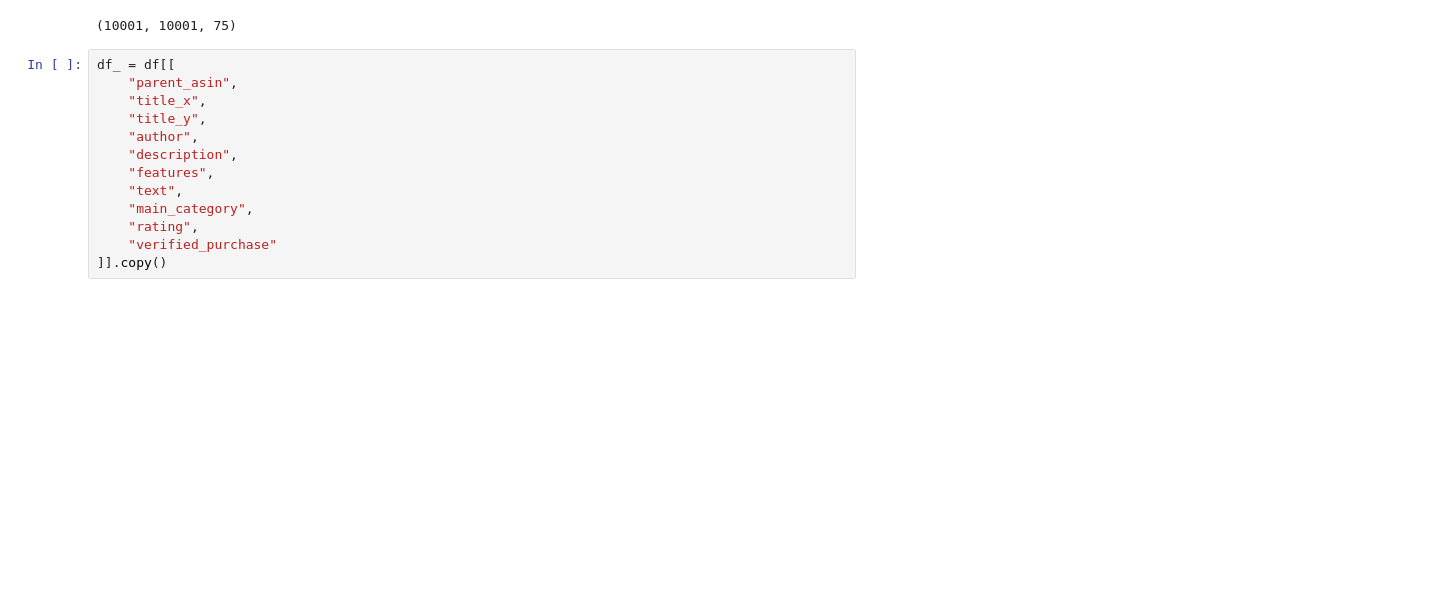
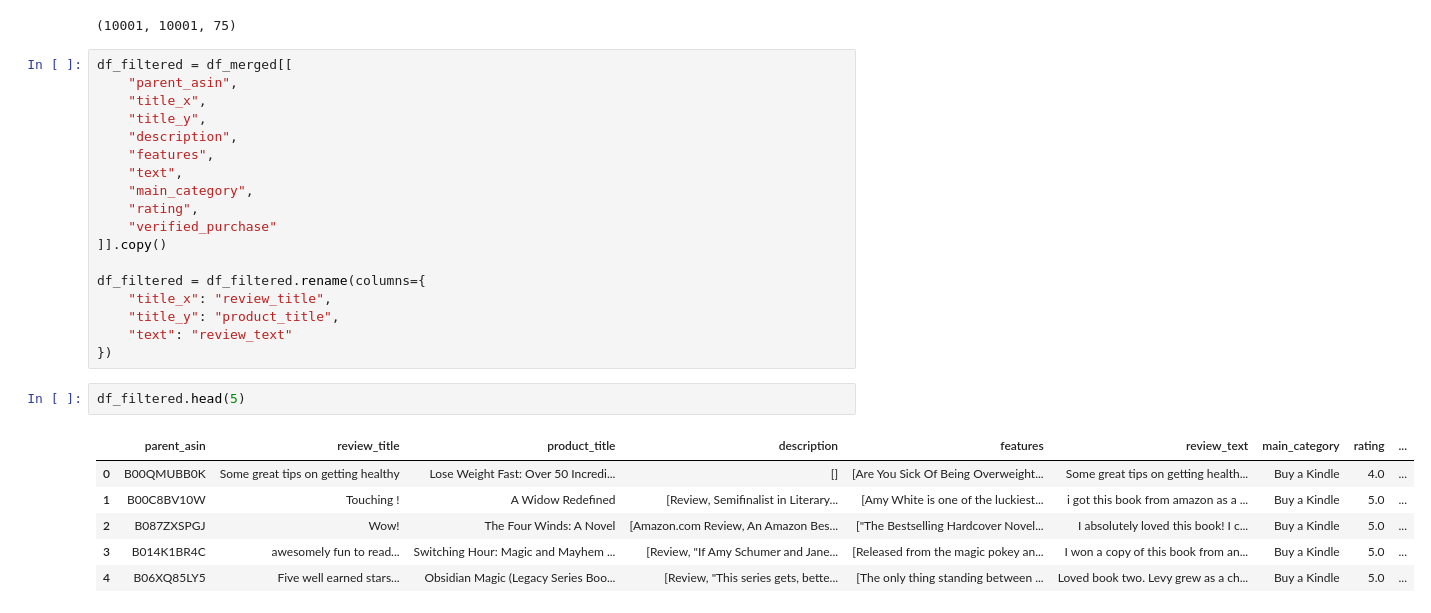
Before and after one commit to UBC-MDS/DSCI_575_project_artazyan_eduard08, a Jupyter notebook: notebooks/milestone1_exploration.ipynb, the cells around one changed output. Cells and saved outputs as stored; diff of their text form; blank space fills up the shorter version.

```diff
--- a/notebooks/milestone1_exploration.ipynb
+++ b/notebooks/milestone1_exploration.ipynb
@@ -178,11 +178,10 @@ len(df_reviews), len(df_metadata), len(df_merged)
 # %% [output]
 (10001, 10001, 75)
 # %%
-df_ = df[[
+df_filtered = df_merged[[
     "parent_asin",
     "title_x",
     "title_y",
-    "author",
     "description",
     "features",
     "text",
@@ -190,3 +189,18 @@ df_ = df[[
     "rating",
     "verified_purchase"
 ]].copy()
+
+df_filtered = df_filtered.rename(columns={
+    "title_x": "review_title",
+    "title_y": "product_title",
+    "text": "review_text"
+})
+# %%
+df_filtered.head(5)
+# %% [output]
+|  | parent_asin | review_title | product_title | description | features | review_text | main_category | rating | ... |
+| 0 | B00QMUBB0K | Some great tips on getting healthy | Lose Weight Fast: Over 50 Incredi... | [] | [Are You Sick Of Being Overweight... | Some great tips on getting health... | Buy a Kindle | 4.0 | ... |
+| 1 | B00C8BV10W | Touching ! | A Widow Redefined | [Review, Semifinalist in Literary... | [Amy White is one of the luckiest... | i got this book from amazon as a ... | Buy a Kindle | 5.0 | ... |
+| 2 | B087ZXSPGJ | Wow! | The Four Winds: A Novel | [Amazon.com Review, An Amazon Bes... | ["The Bestselling Hardcover Novel... | I absolutely loved this book! I c... | Buy a Kindle | 5.0 | ... |
+| 3 | B014K1BR4C | awesomely fun to read... | Switching Hour: Magic and Mayhem ... | [Review, "If Amy Schumer and Jane... | [Released from the magic pokey an... | I won a copy of this book from an... | Buy a Kindle | 5.0 | ... |
+| 4 | B06XQ85LY5 | Five well earned stars... | Obsidian Magic (Legacy Series Boo... | [Review, "This series gets, bette... | [The only thing standing between ... | Loved book two. Levy grew as a ch... | Buy a Kindle | 5.0 | ... |
```
Also changed, not shown: parts of 2 cells of this notebook.
